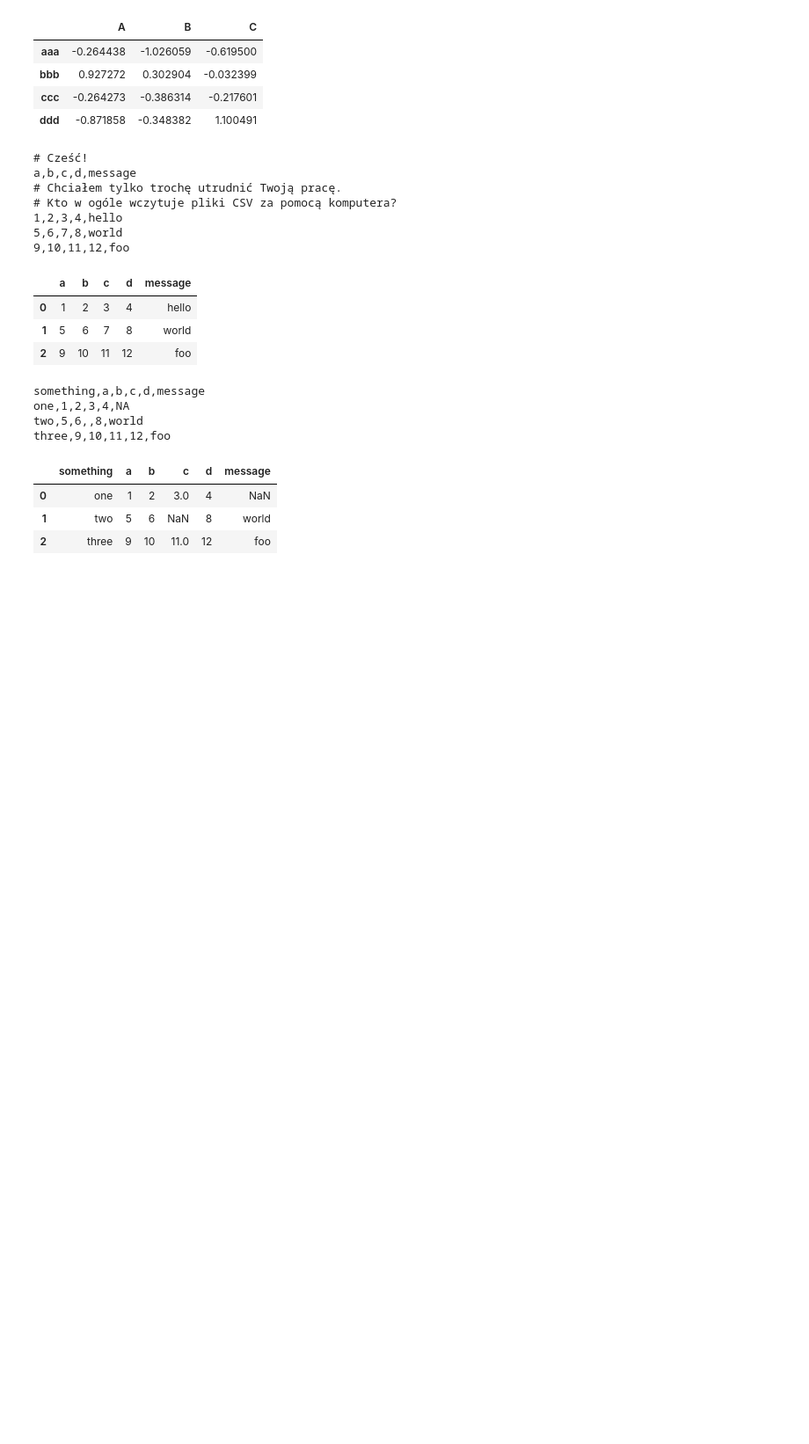
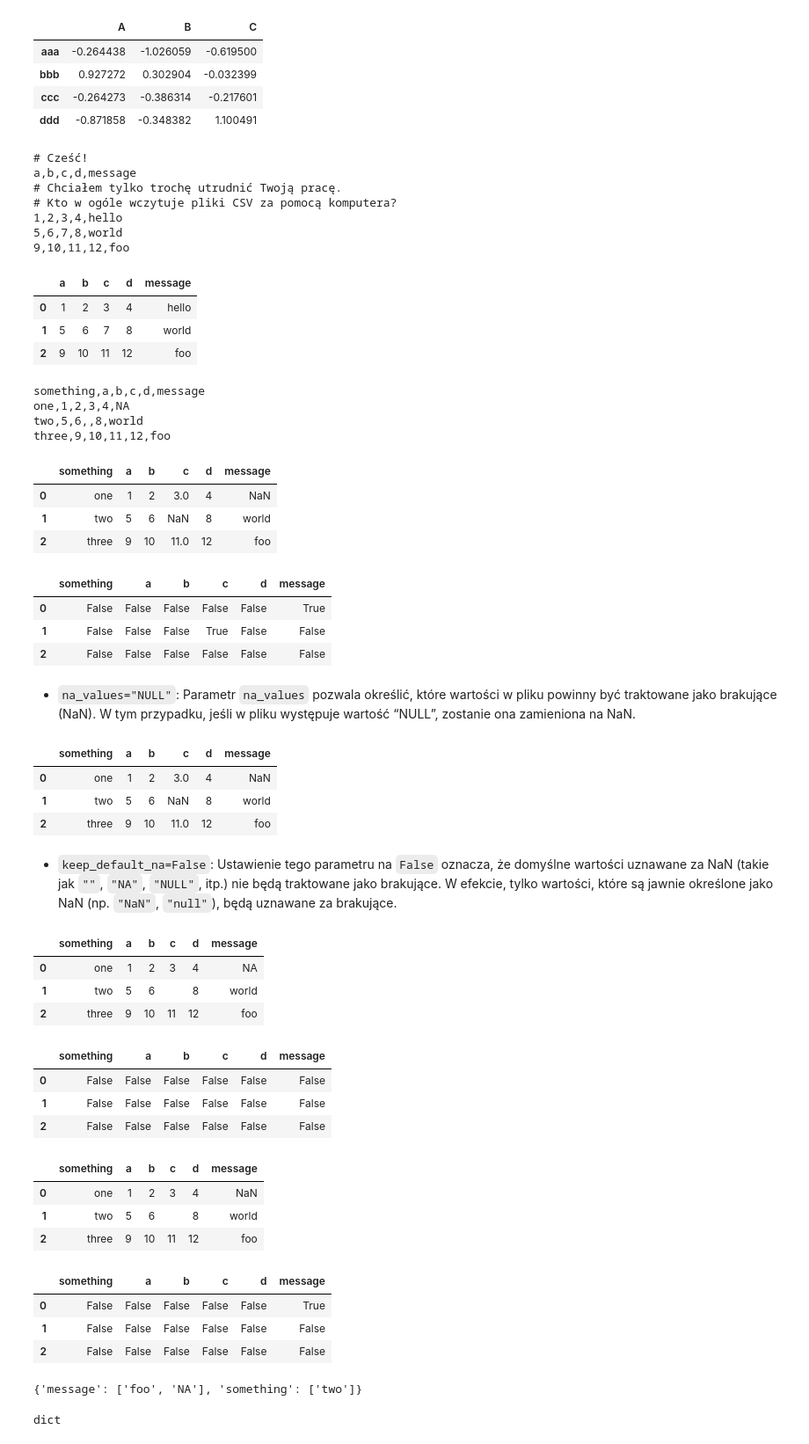
Before and after one commit to url-github/Pandas, a Jupyter notebook: 006_PywAD_Odczyt_i_zapis_plików,_formaty_plików.ipynb, the cells around one changed output. Shown at 88% size. Cells and saved outputs as stored; diff of their text form; code cells hidden in the pictures; blank space fills up the shorter version.

```diff
--- a/006_PywAD_Odczyt_i_zapis_plików,_formaty_plików.ipynb
+++ b/006_PywAD_Odczyt_i_zapis_plików,_formaty_plików.ipynb
@@ -295,0 +138,57 @@ for elt in root.INDICATOR:
+# %%
+pd.isna(result)
+# %% [output]
+|  | something | a | b | c | d | message |
+| 0 | False | False | False | False | False | True |
+| 1 | False | False | False | True | False | False |
+| 2 | False | False | False | False | False | False |
+# %% [markdown]
+- `na_values="NULL"`: Parametr `na_values` pozwala określić, które wartości w pliku powinny być traktowane jako brakujące (NaN). W tym przypadku, jeśli w pliku występuje wartość “NULL”, zostanie ona zamieniona na NaN.
+# %%
+result = pd.read_csv("/content/ex5.csv", na_values=["NULL"])
+result
+# %% [output]
+|  | something | a | b | c | d | message |
+| 0 | one | 1 | 2 | 3.0 | 4 | NaN |
+| 1 | two | 5 | 6 | NaN | 8 | world |
+| 2 | three | 9 | 10 | 11.0 | 12 | foo |
+# %% [markdown]
+- `keep_default_na=False`: Ustawienie tego parametru na `False` oznacza, że domyślne wartości uznawane za NaN (takie jak `""`, `"NA"`, `"NULL"`, itp.) nie będą traktowane jako brakujące. W efekcie, tylko wartości, które są jawnie określone jako NaN (np. `"NaN"`, `"null"`), będą uznawane za brakujące.
+# %%
+result2 = pd.read_csv("/content/ex5.csv", keep_default_na=False)
+result2
+# %% [output]
+|  | something | a | b | c | d | message |
+| 0 | one | 1 | 2 | 3 | 4 | NA |
+| 1 | two | 5 | 6 |  | 8 | world |
+| 2 | three | 9 | 10 | 11 | 12 | foo |
+# %%
+result2.isna()
+# %% [output]
+|  | something | a | b | c | d | message |
+| 0 | False | False | False | False | False | False |
+| 1 | False | False | False | False | False | False |
+| 2 | False | False | False | False | False | False |
+# %%
+result3 = pd.read_csv("/content/ex5.csv", keep_default_na=False,
+                      na_values=["NA"])
+result3
+# %% [output]
+|  | something | a | b | c | d | message |
+| 0 | one | 1 | 2 | 3 | 4 | NaN |
+| 1 | two | 5 | 6 |  | 8 | world |
+| 2 | three | 9 | 10 | 11 | 12 | foo |
+# %%
+result3.isna()
+# %% [output]
+|  | something | a | b | c | d | message |
+| 0 | False | False | False | False | False | True |
+| 1 | False | False | False | False | False | False |
+| 2 | False | False | False | False | False | False |
+# %%
+sentinels = {"message": ["foo", "NA"], "something": ["two"]}
+print(sentinels)
+type(sentinels)
+# %% [output]
+{'message': ['foo', 'NA'], 'something': ['two']}
+dict
```
Also changed, not shown: parts of 82 cells of this notebook.
